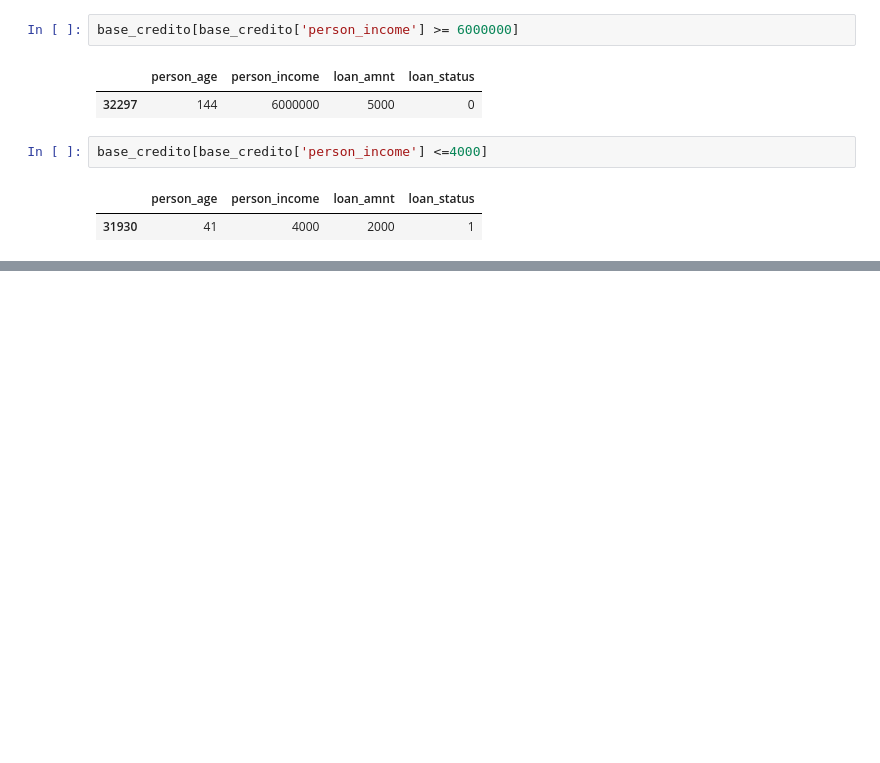
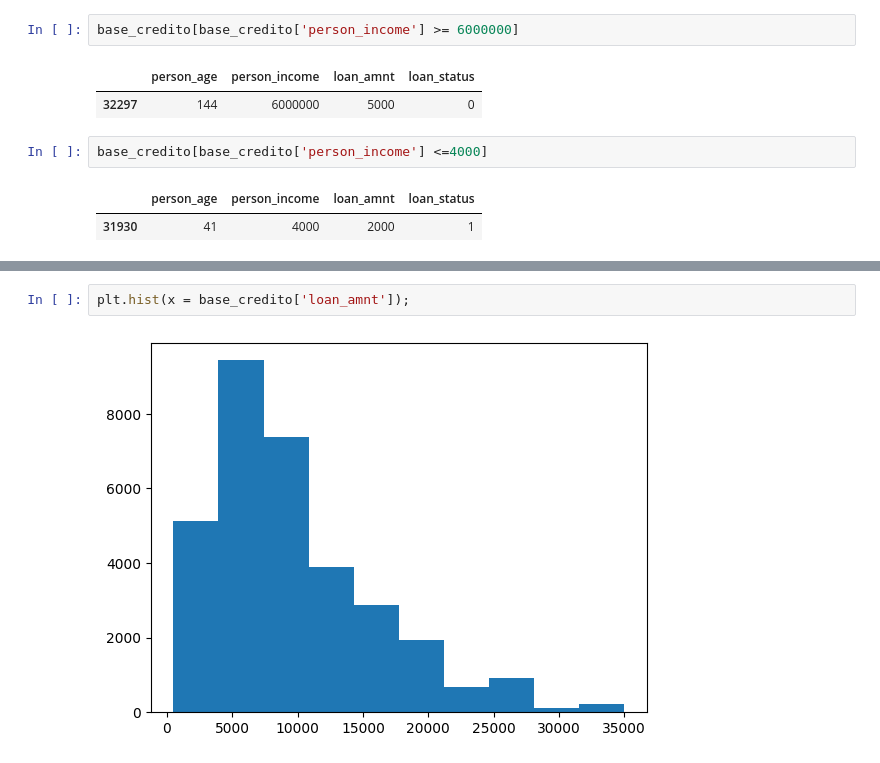
Before and after one commit to pzoliveira/DSFirstSteps, a Jupyter notebook: DSFirstSteps.ipynb, the cells around one changed output, grey strips where cells are left out. Saved outputs shown, nothing was run; the diff lists cells and outputs as text; blank space fills up the shorter version.

```diff
--- a/DSFirstSteps.ipynb
+++ b/DSFirstSteps.ipynb
@@ -86,0 +106,4 @@ base_credito[base_credito['person_income'] <=4000]
+# %%
+plt.hist(x = base_credito['loan_amnt']);
+# %% [output]
+[figure, added]
```
Also changed, not shown: parts of 5 cells of this notebook.
